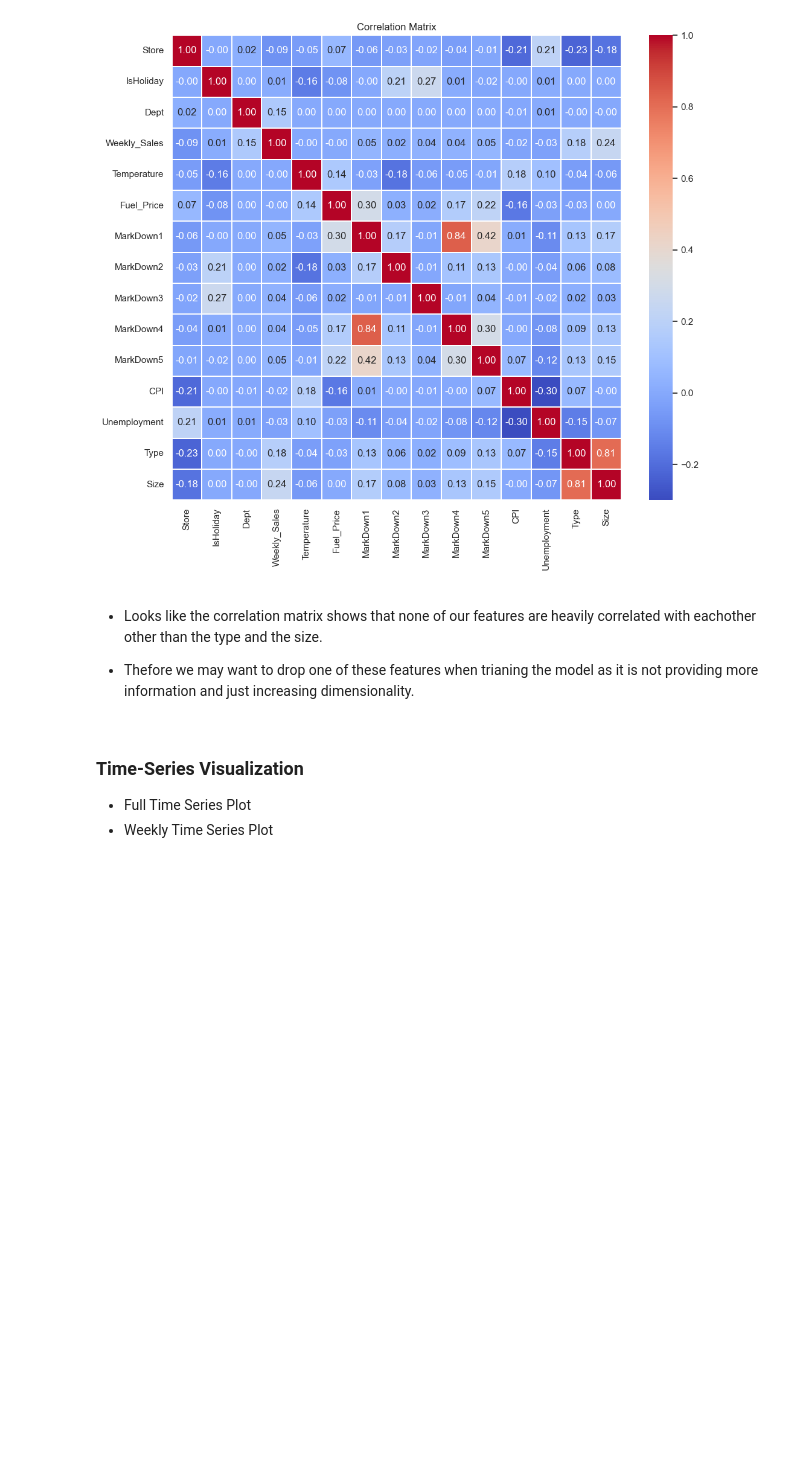
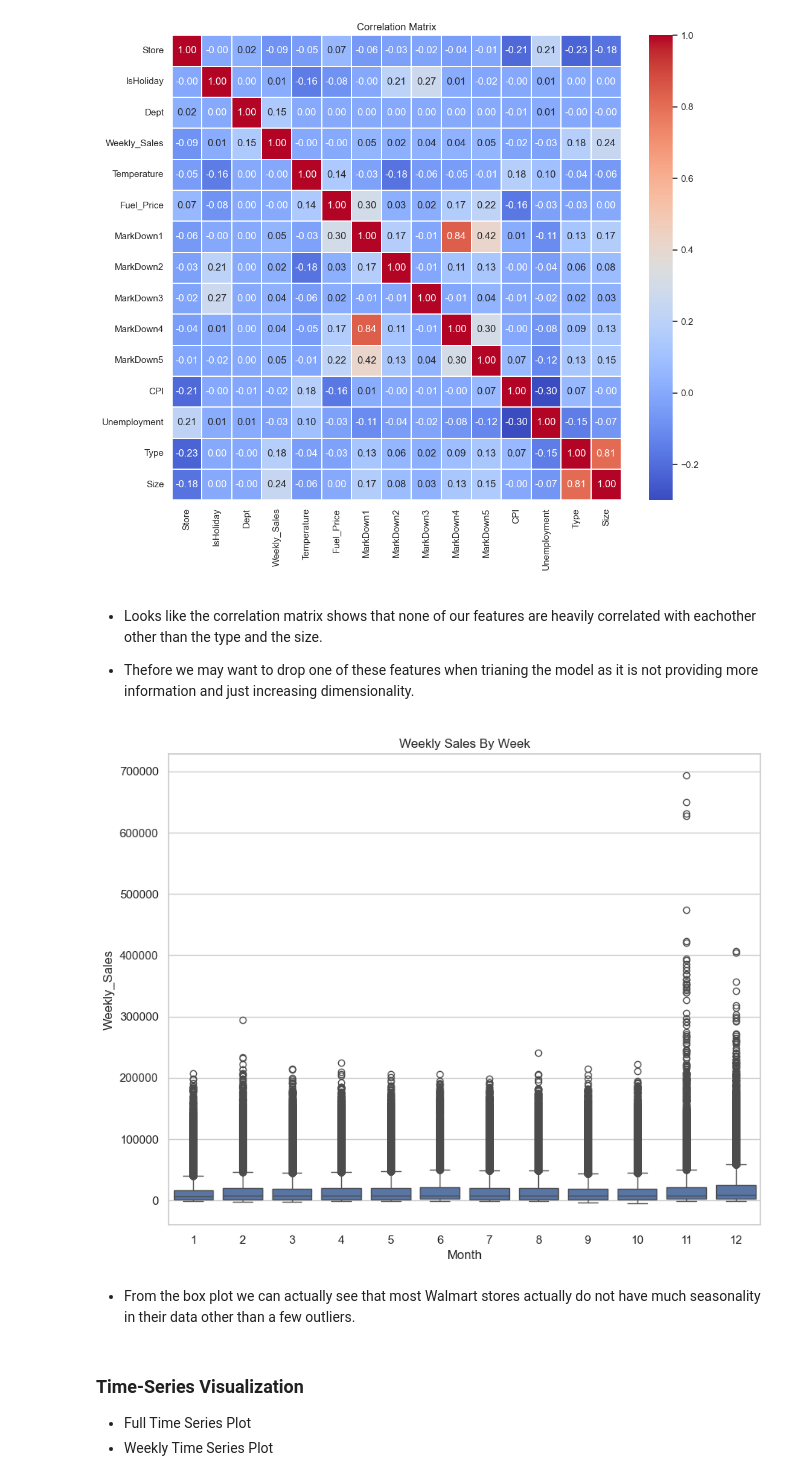
Before and after one commit to Noah-Marra/Demand-Forecasting, a Jupyter notebook: src/eda/eda.ipynb, the cells around one changed output. Saved outputs shown, nothing was run; the diff lists cells and outputs as text; code cells hidden in the pictures; blank space fills up the shorter version.

Commit message:
updating the eda script to show some boxplots for seasonality

```diff
--- a/src/eda/eda.ipynb
+++ b/src/eda/eda.ipynb
@@ -28,6 +28,14 @@ def preprocess(df):
     df.set_index('Date', inplace=True)
     df.fillna(method='bfill', inplace=True)
     return df
+# %%
+def feature_engineering(df):
+    df['Size_Type'] = df['Size'] * df['Type'] #concatenating the 2 highly correlated features in to one.
+    df['Month'] = df.index.month #create a month feature to account for seasonality
+    df['Week'] = df.index.isocalendar().week #create a week feature to account for seasonality
+    df['Year'] = df.index.year
+    df['Quarter'] = df.index.quarter
+    return df
 # %% [markdown]
 ### Understanding Our DataFrame
 # %%
@@ -72,6 +80,17 @@ plt.show()
 - Looks like the correlation matrix shows that none of our features are heavily correlated with eachother other than the type and the size.
 
 - Thefore we may want to drop one of these features when trianing the model as it is not providing more information and just increasing dimensionality.
+# %%
+df = feature_engineering(df)
+# %%
+plt.figure(figsize=(10, 8))
+sns.boxplot(data=df, x='Month', y='Weekly_Sales')
+plt.title('Weekly Sales By Week')
+plt.show()
+# %% [output]
+[figure, added]
+# %% [markdown]
+ - From the box plot we can actually see that most Walmart stores actually do not have much seasonality in their data other than a few outliers.
 # %% [markdown]
 ### Time-Series Visualization
 - Full Time Series Plot
```
Also changed, not shown: parts of 5 cells of this notebook.
